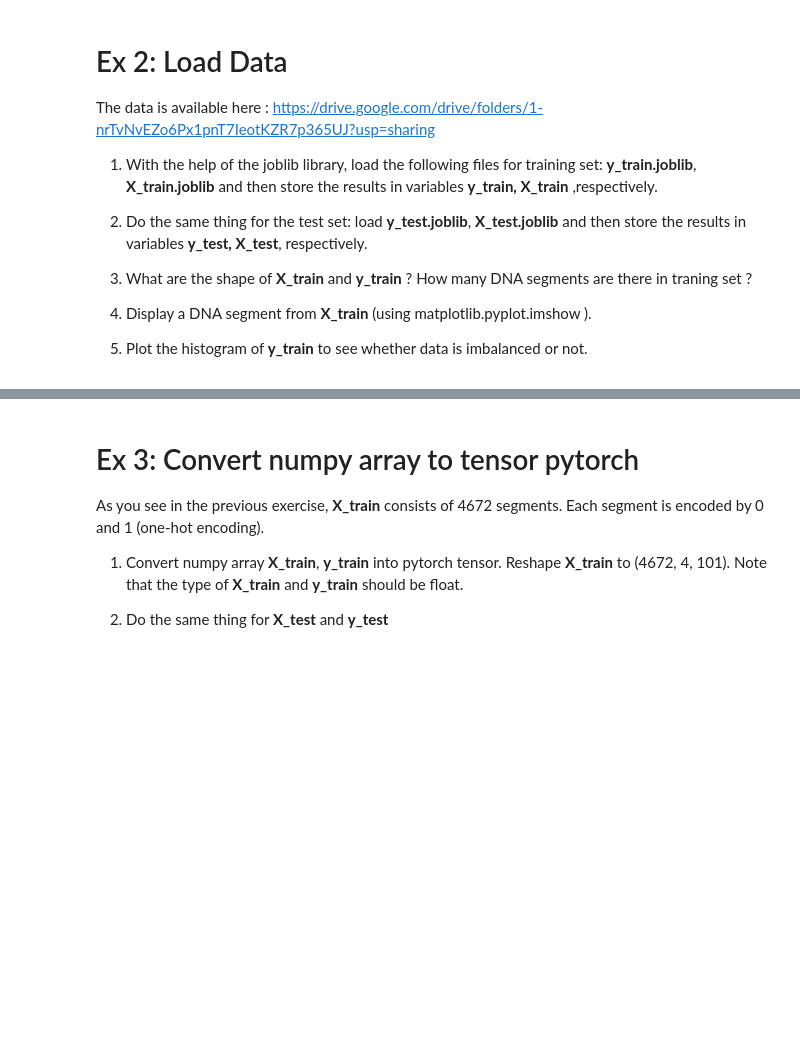
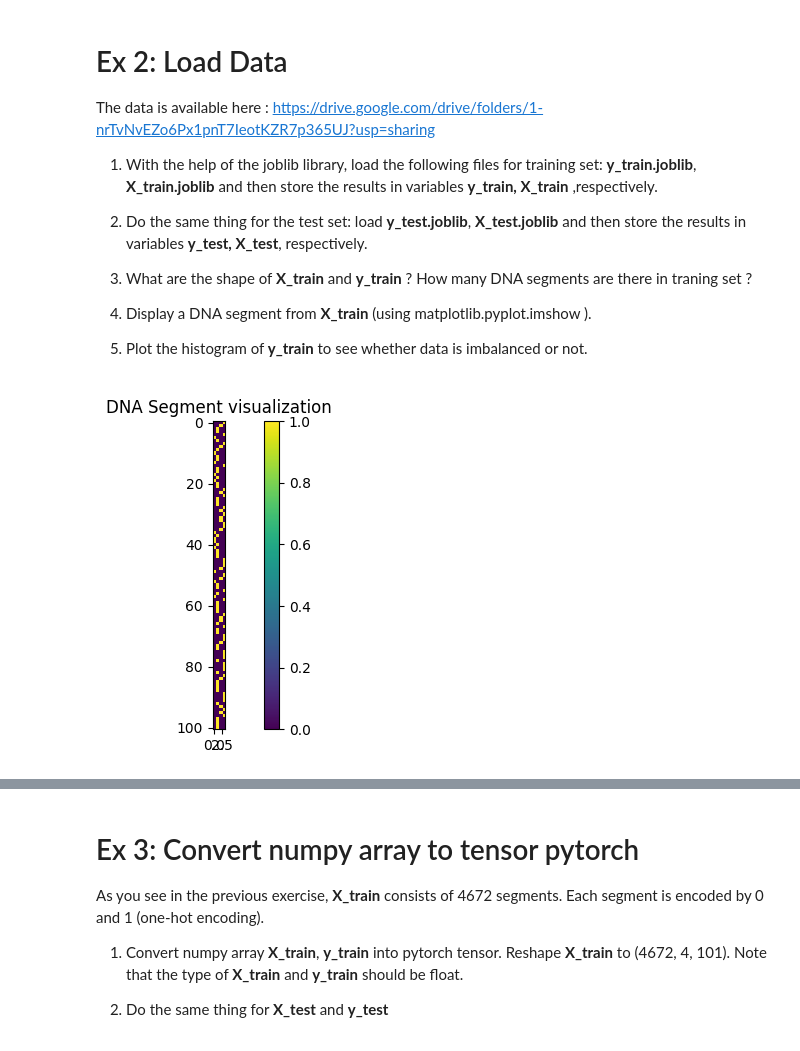
Before and after one commit to TopAgrume/healt_projects, a Jupyter notebook: TP_bonus/4_Machine_learning_for_genomics/4. classify_TF_binding.ipynb, the cells around one changed output, grey strips where cells are left out. Cells and saved outputs as stored; diff of their text form; code cells hidden in the pictures; blank space fills up the shorter version.

```diff
--- a/TP_bonus/4_Machine_learning_for_genomics/4. classify_TF_binding.ipynb
+++ b/TP_bonus/4_Machine_learning_for_genomics/4. classify_TF_binding.ipynb
@@ -56,6 +103,14 @@ The data is available here : https://drive.google.com/drive/folders/1-nrTvNvEZo6
 4. Display a DNA segment from **X_train** (using matplotlib.pyplot.imshow ).
 
 5. Plot the histogram of **y_train** to see whether data is imbalanced or not.
+# %%
+# 1.1
+X_train = joblib.load('data/X_train.joblib')
+y_train = joblib.load('data/y_train.joblib')
+
+# 1.2
+X_test = joblib.load('data/X_test.joblib')
+y_test = joblib.load('data/y_test.joblib')
 # %%
 ''' Tests X_train, y_train '''
 assert(X_train.shape == (4672, 101, 4))
@@ -66,0 +122,9 @@ assert(y_test.shape ==(584, 1))
+# %%
+# 1.4
+plt.figure(figsize=(10, 4))
+plt.imshow(X_train[0])
+plt.title('DNA Segment visualization')
+plt.colorbar()
+plt.show()
+# %% [output]
+[figure, added]
```
Also changed, not shown: parts of 27 cells of this notebook.
